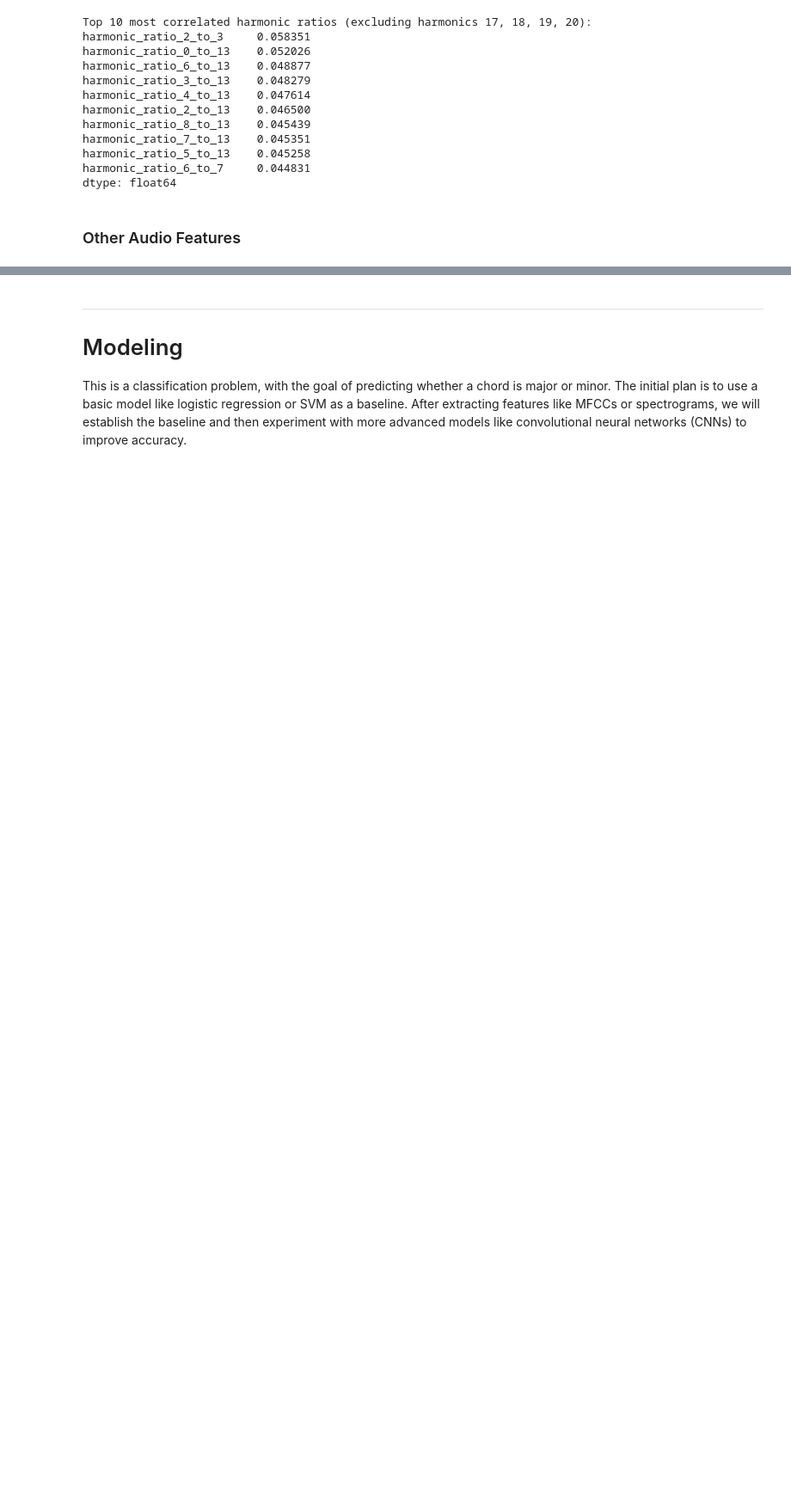
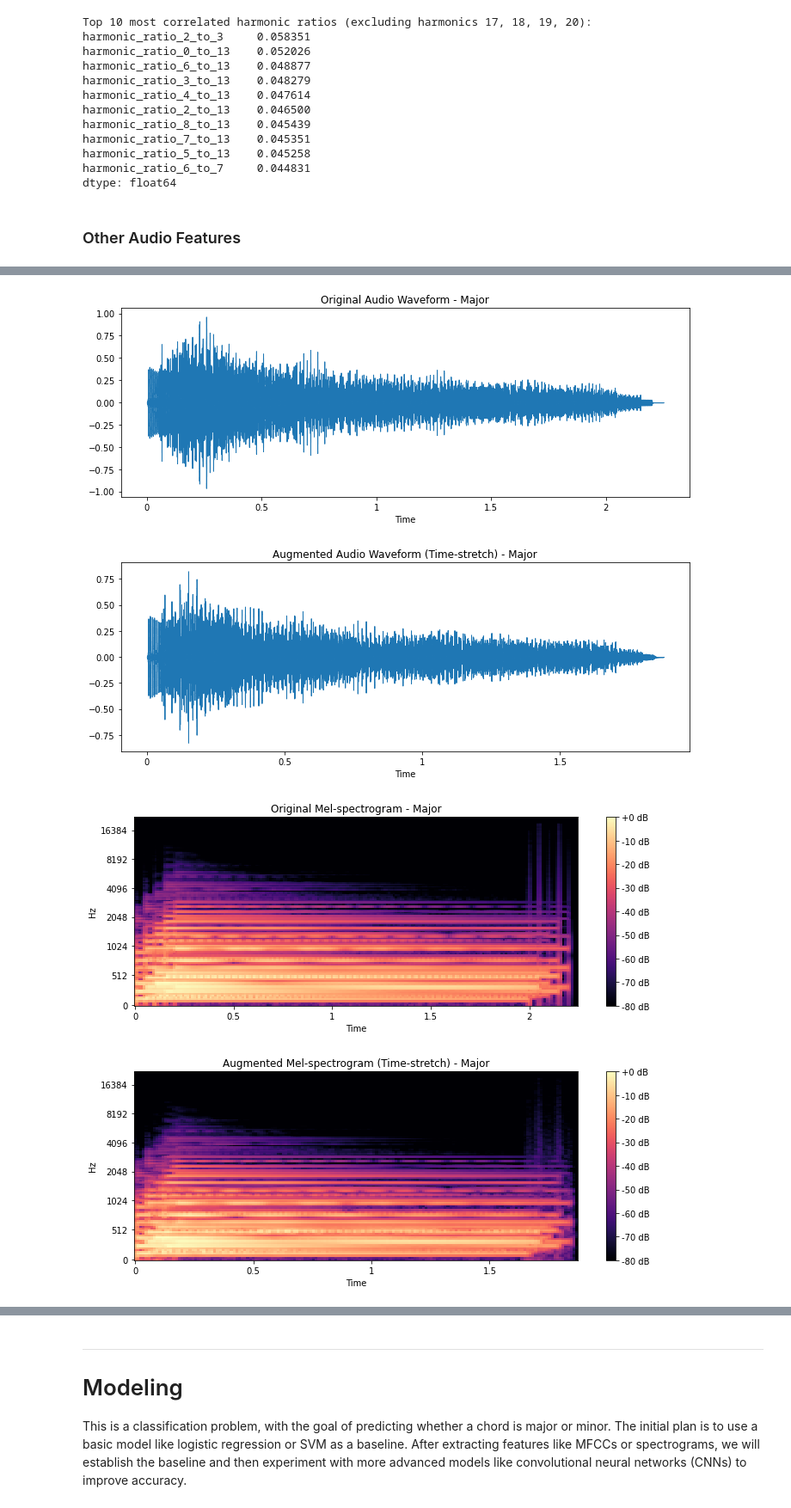
Before and after one commit to woodenikki/chord-classification, a Jupyter notebook: workbook.ipynb, the cells around one changed output, grey strips where cells are left out. Shown at 86% size. Cells and saved outputs as stored; diff of their text form; code cells hidden in the pictures; blank space fills up the shorter version.

Commit message:
added augmention of data

```diff
--- a/workbook.ipynb
+++ b/workbook.ipynb
@@ -1081,0 +1157,18 @@ selected_harmonic_features = [ 'id',
+# %%
+def augment_audio_data(file_path, augment_type='time_stretch', rate=1.2):
+    signal, sr = librosa.load(file_path, sr=None)
+
+    if augment_type == 'time_stretch':
+        if rate <= 0:
+            raise ValueError("Rate for time-stretch must be a positive value.")
+        signal_augmented = librosa.effects.time_stretch(y=signal, rate=rate)
+    elif augment_type == 'pitch_shift':
+        signal_augmented = librosa.effects.pitch_shift(signal, sr, n_steps=rate)
+    elif augment_type == 'add_noise':
+        noise = np.random.randn(len(signal))
+        signal_augmented = signal + 0.005 * noise
+    elif augment_type == 'shift':
+        shift_range = int(sr * rate)
+        signal_augmented = np.roll(signal, shift_range)
+
+    return signal_augmented, sr
@@ -1081,0 +1240,62 @@ selected_harmonic_features = [ 'id',
+# %%
+# Select a sample file and label for demonstration (replace 0 with the index you want)
+index = 0
+sample_file_path = file_data.loc[index, 'path']
+sample_label = file_data.loc[index, 'label']
+
+# Load the original audio
+original_signal, sr = librosa.load(sample_file_path, sr=None)
+
+# Augment the audio (e.g., time stretch) - modify this to choose other augmentations if desired
+augmented_signal, sr = augment_audio_data(sample_file_path, augment_type='time_stretch', rate=1.2)
+
+# Visualization function for waveform
+def plot_waveform(signal, sr, title):
+    plt.figure(figsize=(10, 4))
+    librosa.display.waveshow(signal, sr=sr)
+    plt.title(title)
+    plt.tight_layout()
+    plt.show()
+
+# Visualization function for Mel-spectrogram
+def plot_mel_spectrogram(signal, sr, n_mels=128, title='Mel-spectrogram'):
+    mel_spectrogram = librosa.feature.melspectrogram(y=signal, sr=sr, n_mels=n_mels)
+    log_mel_spectrogram = librosa.power_to_db(mel_spectrogram, ref=np.max)
+
+    plt.figure(figsize=(10, 4))
+    librosa.display.specshow(log_mel_spectrogram, sr=sr, x_axis='time', y_axis='mel')
+    plt.colorbar(format='%+2.0f dB')
+    plt.title(title)
+    plt.tight_layout()
+    plt.show()
+
+# Plot original vs augmented waveforms
+plot_waveform(original_signal, sr, f'Original Audio Waveform - {sample_label}')
+plot_waveform(augmented_signal, sr, f'Augmented Audio Waveform (Time-stretch) - {sample_label}')
+
+# Plot Mel-spectrograms for original vs augmented signals
+plot_mel_spectrogram(original_signal, sr, title=f'Original Mel-spectrogram - {sample_label}')
+plot_mel_spectrogram(augmented_signal, sr, title=f'Augmented Mel-spectrogram (Time-stretch) - {sample_label}')
+
+# Extract features for comparison (MFCC, Chroma, etc.)
+original_features = extract_audio_features(sample_file_path)
+augmented_features = extract_features_with_augmentation(sample_file_path, augment_type='time_stretch', rate=1.2)
+
+# Visualization function for features (like MFCCs)
+def plot_features(features, feature_type, title):
+    plt.figure(figsize=(10, 4))
+    plt.bar(range(len(features)), features)
+    plt.title(f'{title}: {feature_type}')
+    plt.xlabel(f'{feature_type} Coefficient')
+    plt.ylabel('Value')
+    plt.tight_layout()
+    plt.show()
+
+# Visualize the MFCCs for original and augmented signals
+plot_features(original_features['mfcc'], 'MFCC', 'Original Audio MFCCs')
+plot_features(augmented_features['mfcc'], 'MFCC', 'Augmented Audio (Time-stretch) MFCCs')
+# %% [output]
+[figure, added]
+[figure, added]
+[figure, added]
+[figure, added]
```
Also changed, not shown: parts of 11 cells of this notebook.
